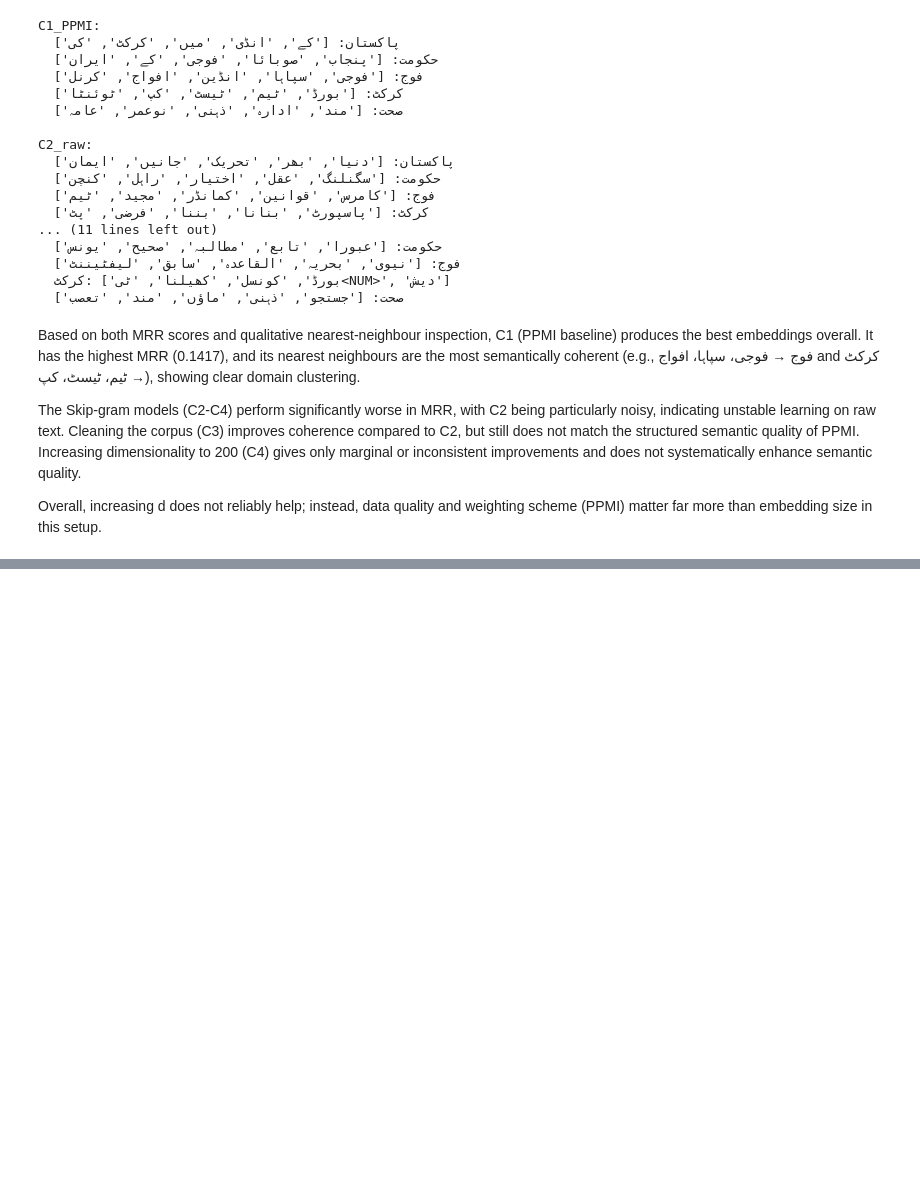
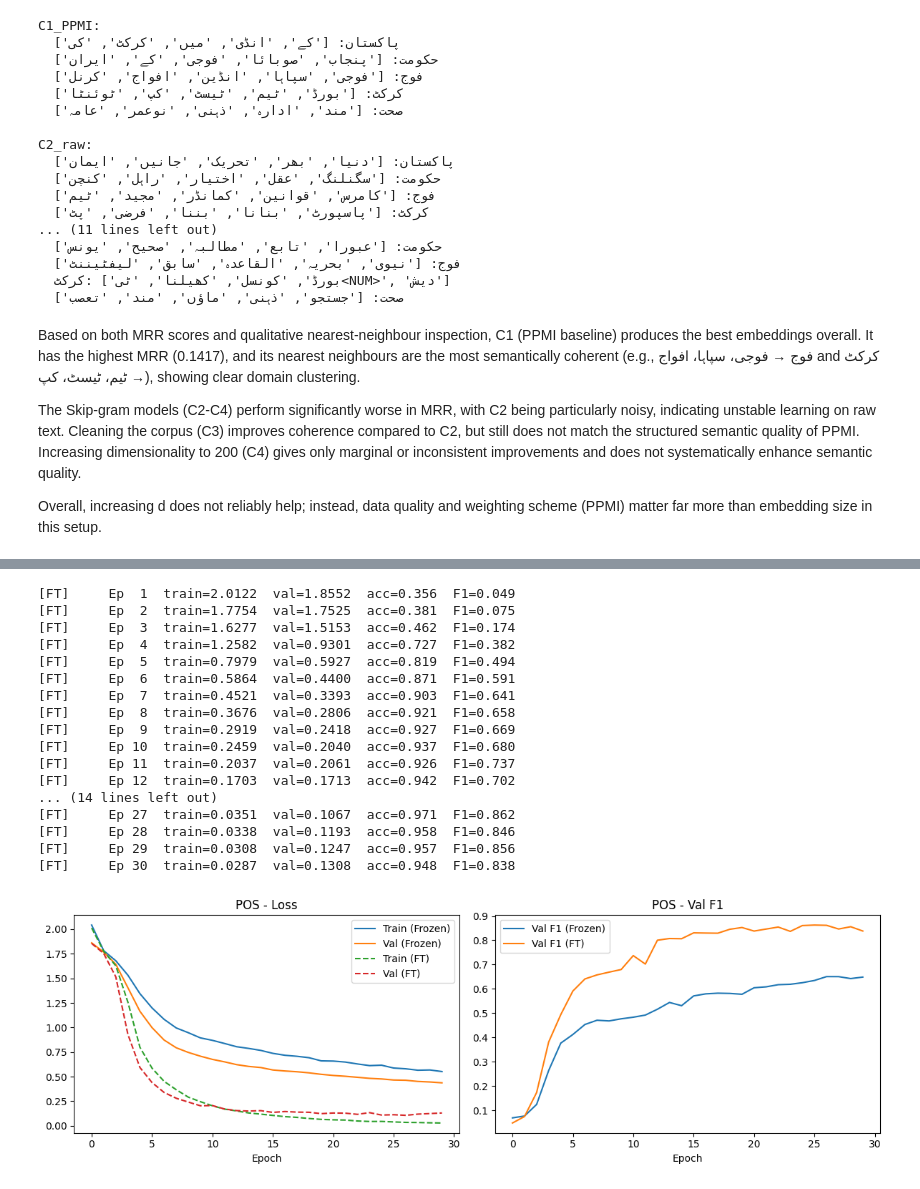
Before and after one commit to abeer-fatima47/i23-2643-NLP-Assignment2, a Jupyter notebook: i23-2643_Assignment2_DS-A.ipynb, the cells around one changed output, grey strips where cells are left out. Saved outputs shown, nothing was run; the diff lists cells and outputs as text; code cells hidden in the pictures; blank space fills up the shorter version.

Commit message:
Part 2: Sequence Labeling: POS Tagging & NER

```diff
--- a/i23-2643_Assignment2_DS-A.ipynb
+++ b/i23-2643_Assignment2_DS-A.ipynb
@@ -612,0 +904,13 @@ Overall, increasing d does not reliably help; instead, data quality and weightin
+# %%
+
+# Build label vocabularies
+pos_tags_list = ['NOUN','VERB','ADJ','ADV','PRON','DET','CONJ','POST','NUM','PUNC','UNK']
+ner_tags_list = ['O','B-PER','I-PER','B-LOC','I-LOC','B-ORG','I-ORG','B-MISC','I-MISC']
+
+pos2idx = {t: i for i, t in enumerate(pos_tags_list)}
+ner2idx = {t: i for i, t in enumerate(ner_tags_list)}
+idx2pos = {i: t for t, i in pos2idx.items()}
+idx2ner = {i: t for t, i in ner2idx.items()}
+
+print("POS tags:", pos_tags_list)
+print("NER tags:", ner_tags_list)
@@ -612,0 +1199,54 @@ Overall, increasing d does not reliably help; instead, data quality and weightin
+# %%
+embed_dim = embeddings_w2v.shape[1]
+
+# Fine-tuned mode
+pos_model_ft = BiLSTMTagger(V, embed_dim, 128, len(pos_tags_list),
+                             pretrained_emb=embeddings_w2v, freeze=False).to(device)
+opt_ft = optim.Adam(pos_model_ft.parameters(), lr=1e-3, weight_decay=1e-4)
+
+best_f1_ft = 0; wait_ft = 0
+train_losses_pos_ft, val_losses_pos_ft = [], []
+val_f1s_pos_ft = []
+
+for epoch in range(30):
+    tl = train_epoch_pos(pos_model_ft, pos_train_dl, opt_ft, criterion_pos)
+    vl, acc, vf1, _, _ = eval_pos(pos_model_ft, pos_val_dl)
+    train_losses_pos_ft.append(tl); val_losses_pos_ft.append(vl); val_f1s_pos_ft.append(vf1)
+    print(f"[FT]     Ep {epoch+1:2d}  train={tl:.4f}  val={vl:.4f}  acc={acc:.3f}  F1={vf1:.3f}")
+    if vf1 > best_f1_ft:
+        best_f1_ft = vf1; wait_ft = 0
+        torch.save(pos_model_ft.state_dict(), 'bilstm_pos.pt')
+    else:
+        wait_ft += 1
+        if wait_ft >= PATIENCE:
+            print("Early stopping (fine-tuned)"); break
+
+fig, axes = plt.subplots(1, 2, figsize=(12, 4))
+axes[0].plot(train_losses_pos_fr, label='Train (Frozen)'); axes[0].plot(val_losses_pos_fr, label='Val (Frozen)')
+axes[0].plot(train_losses_pos_ft, label='Train (FT)',  linestyle='--'); axes[0].plot(val_losses_pos_ft, label='Val (FT)', linestyle='--')
+axes[0].set_title('POS - Loss'); axes[0].set_xlabel('Epoch'); axes[0].legend()
+axes[1].plot(val_f1s_pos_fr, label='Val F1 (Frozen)'); axes[1].plot(val_f1s_pos_ft, label='Val F1 (FT)')
+axes[1].set_title('POS - Val F1')
+axes[1].set_xlabel('Epoch')
+axes[1].legend()
+plt.tight_layout()
+plt.show()
+# %% [output]
+[FT]     Ep  1  train=2.0122  val=1.8552  acc=0.356  F1=0.049
+[FT]     Ep  2  train=1.7754  val=1.7525  acc=0.381  F1=0.075
+[FT]     Ep  3  train=1.6277  val=1.5153  acc=0.462  F1=0.174
+[FT]     Ep  4  train=1.2582  val=0.9301  acc=0.727  F1=0.382
+[FT]     Ep  5  train=0.7979  val=0.5927  acc=0.819  F1=0.494
+[FT]     Ep  6  train=0.5864  val=0.4400  acc=0.871  F1=0.591
+[FT]     Ep  7  train=0.4521  val=0.3393  acc=0.903  F1=0.641
+[FT]     Ep  8  train=0.3676  val=0.2806  acc=0.921  F1=0.658
+[FT]     Ep  9  train=0.2919  val=0.2418  acc=0.927  F1=0.669
+[FT]     Ep 10  train=0.2459  val=0.2040  acc=0.937  F1=0.680
+[FT]     Ep 11  train=0.2037  val=0.2061  acc=0.926  F1=0.737
+[FT]     Ep 12  train=0.1703  val=0.1713  acc=0.942  F1=0.702
+... (14 lines left out)
+[FT]     Ep 27  train=0.0351  val=0.1067  acc=0.971  F1=0.862
+[FT]     Ep 28  train=0.0338  val=0.1193  acc=0.958  F1=0.846
+[FT]     Ep 29  train=0.0308  val=0.1247  acc=0.957  F1=0.856
+[FT]     Ep 30  train=0.0287  val=0.1308  acc=0.948  F1=0.838
+[figure, added]
```
Also changed, not shown: parts of 15 cells of this notebook, 1 other file.
